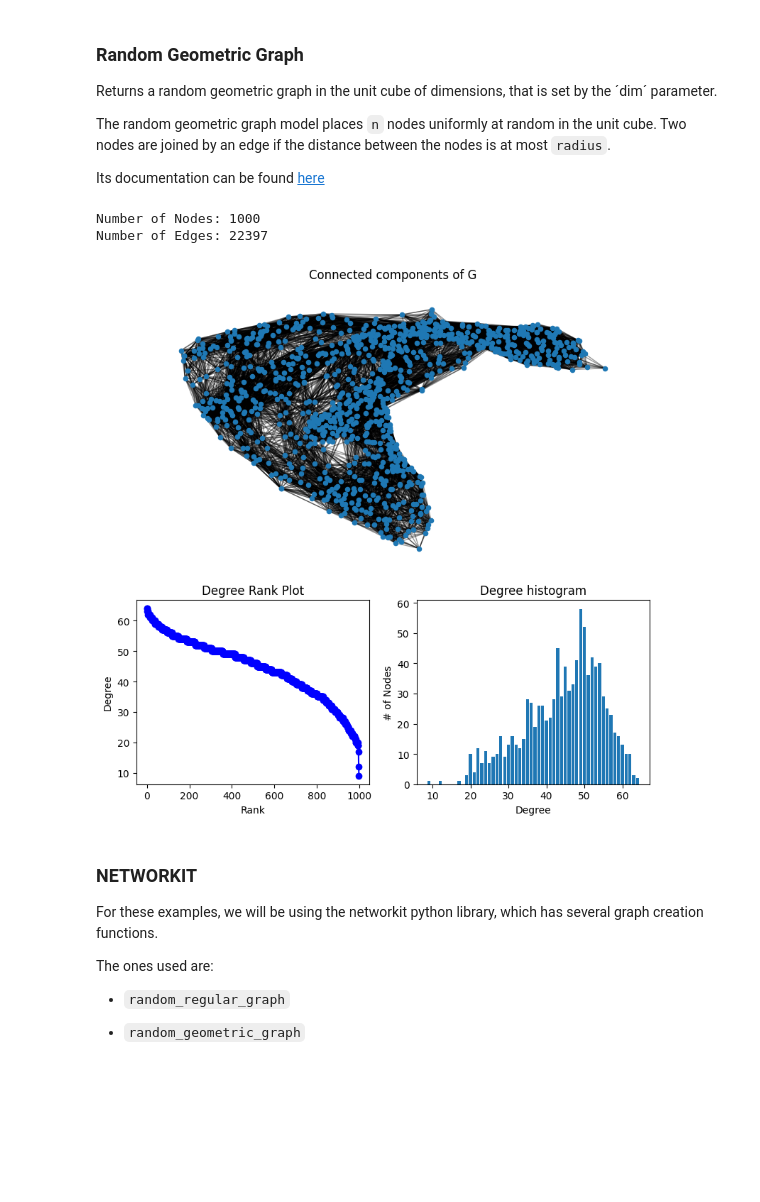
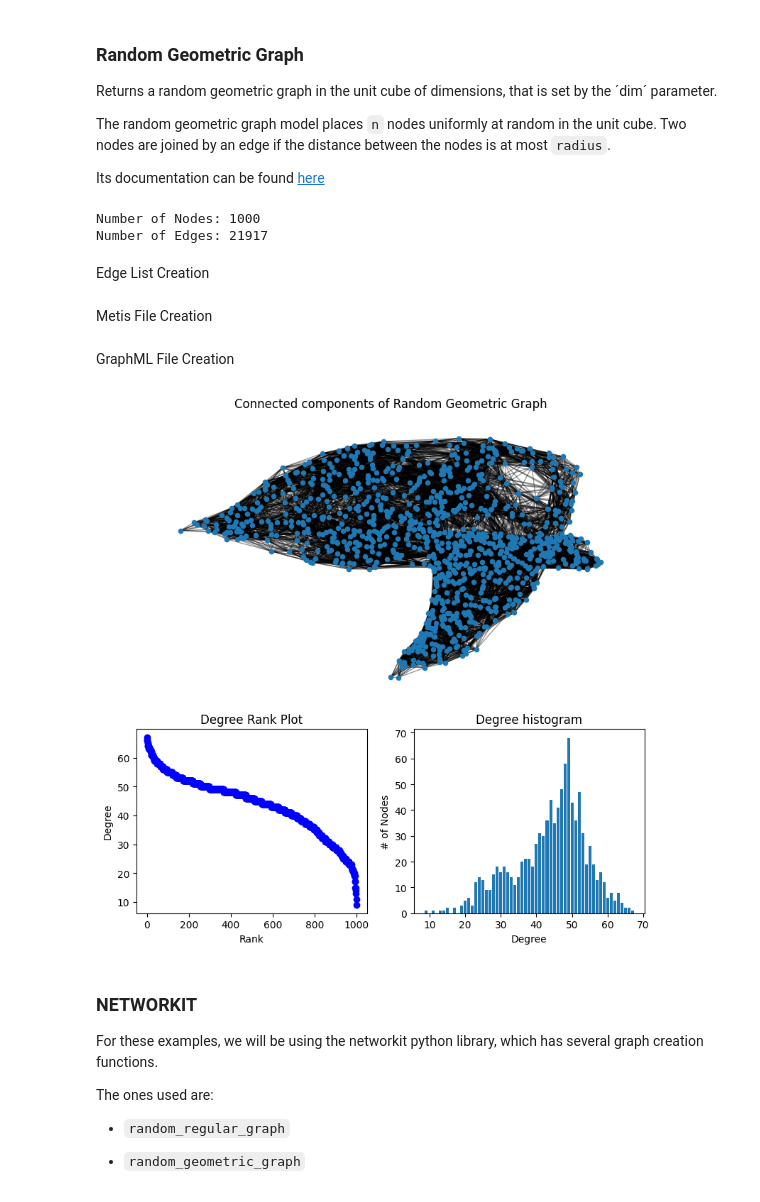
Before and after one commit to alfredjynx/cluster-test, a Jupyter notebook: test.ipynb, the cells around one changed output. Cells and saved outputs as stored; diff of their text form; code cells hidden in the pictures; blank space fills up the shorter version.

```diff
--- a/test.ipynb
+++ b/test.ipynb
@@ -241,11 +263,13 @@ The random geometric graph model places `n` nodes uniformly at random in the uni
 
 Its documentation can be found [here](https://networkx.org/documentation/stable/reference/generated/networkx.generators.geometric.random_geometric_graph.html)
 # %%
-G = nx.random_geometric_graph(1000, 0.125)
+rgeoG = nx.random_geometric_graph(1000, 0.125, seed=42)
 
-print("Number of Nodes:", G.number_of_nodes())
+print("Number of Nodes:", rgeoG.number_of_nodes())
 
-print("Number of Edges:", G.number_of_edges())
+print("Number of Edges:", rgeoG.number_of_edges())
 # %% [output]
 Number of Nodes: 1000
-Number of Edges: 22397
+Number of Edges: 21917
+# %% [markdown]
+Edge List Creation
@@ -251,0 +278,2 @@ Number of Edges: 22397
+# %% [markdown]
+Metis File Creation
@@ -251,0 +293,2 @@ Number of Edges: 22397
+# %% [markdown]
+GraphML File Creation
@@ -252,41 +305,39 @@ Number of Edges: 22397
 # %%
 # source: https://networkx.org/documentation/stable/auto_examples/drawing/plot_degree.html
 
-import matplotlib.pyplot as plt
 
-
-degree_sequence = sorted((d for n, d in G.degree()), reverse=True)
+degree_sequence = sorted((d for n, d in rgeoG.degree()), reverse=True)
 dmax = max(degree_sequence)
 
 fig = plt.figure("Degree of a random graph", figsize=(8, 8))
 # Create a gridspec for adding subplots of different sizes
 axgrid = fig.add_gridspec(5, 4)
 
 ax0 = fig.add_subplot(axgrid[0:3, :])
-Gcc = G.subgraph(sorted(nx.connected_components(G), key=len, reverse=True)[0])
+Gcc = rgeoG.subgraph(sorted(nx.connected_components(rgeoG), key=len, reverse=True)[0])
 pos = nx.spring_layout(Gcc, seed=10396953)
 nx.draw_networkx_nodes(Gcc, pos, ax=ax0, node_size=20)
 nx.draw_networkx_edges(Gcc, pos, ax=ax0, alpha=0.4)
-ax0.set_title("Connected components of G")
+ax0.set_title("Connected components of Random Geometric Graph")
 ax0.set_axis_off()
 
 ax1 = fig.add_subplot(axgrid[3:, :2])
 ax1.plot(degree_sequence, "b-", marker="o")
 ax1.set_title("Degree Rank Plot")
 ax1.set_ylabel("Degree")
 ax1.set_xlabel("Rank")
 
 ax2 = fig.add_subplot(axgrid[3:, 2:])
 ax2.bar(*np.unique(degree_sequence, return_counts=True))
 ax2.set_title("Degree histogram")
 ax2.set_xlabel("Degree")
 ax2.set_ylabel("# of Nodes")
 
 fig.tight_layout()
 
 plt.show()
 # %% [output]
-[figure, old version]
+[figure, new version]
 # %% [markdown]
 ### NETWORKIT
 
```
Also changed, not shown: parts of 50 cells of this notebook, 21 other files.
